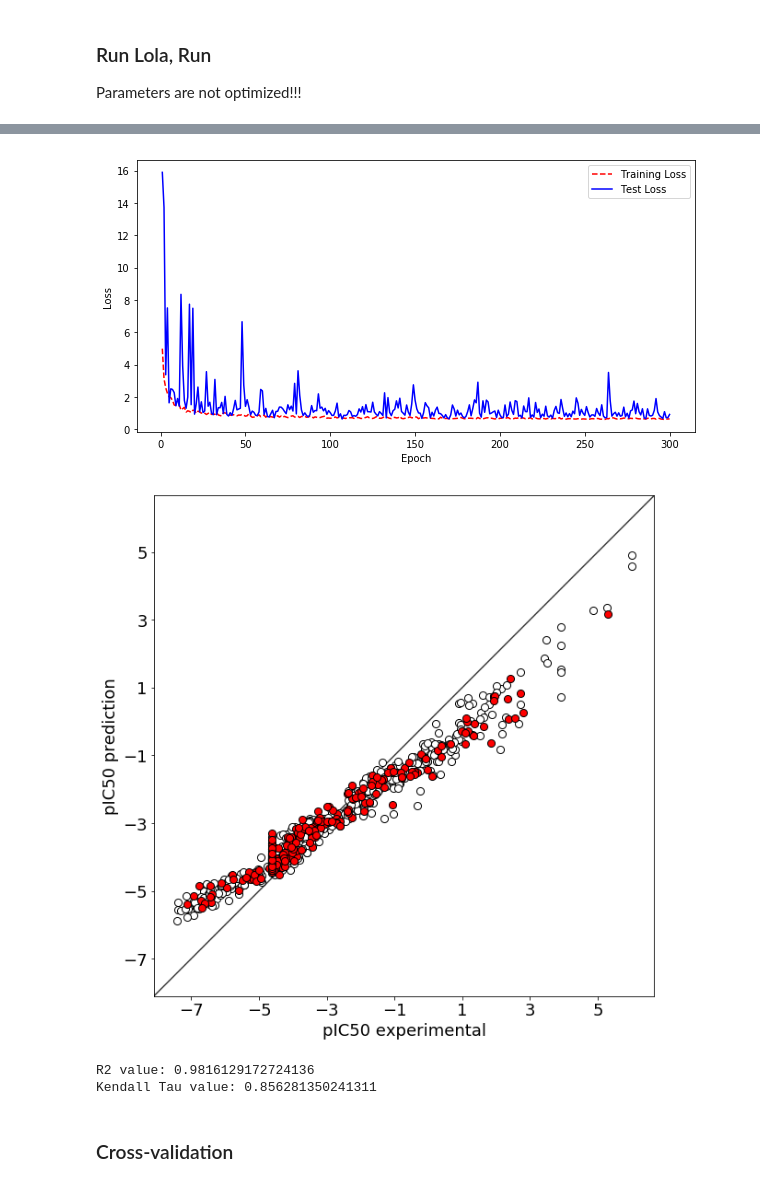
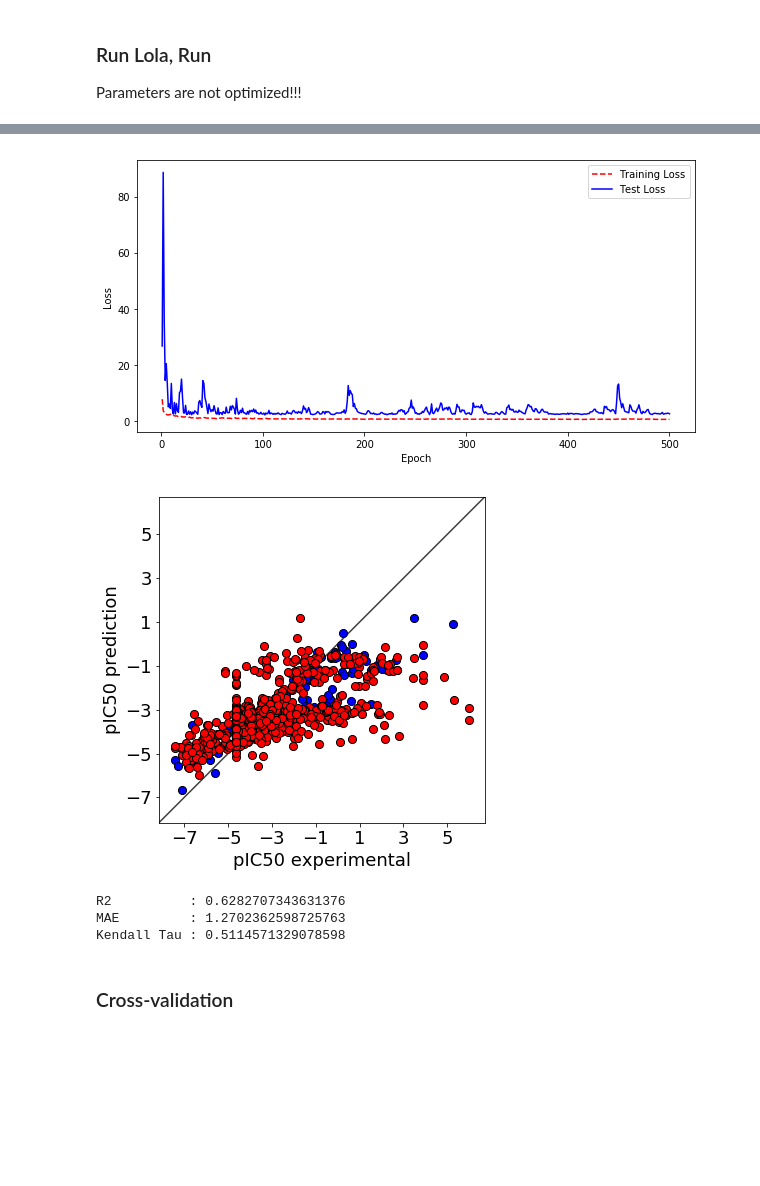
Before and after one commit to alejogiley/Novartis-Hackaton-7, a Jupyter notebook: Notebooks/Lee_NN.ipynb, the cells around one changed output, grey strips where cells are left out. Drawn from its saved outputs; the diff is of its cells as text; code cells hidden in the pictures; blank space fills up the shorter version.

```diff
--- a/Notebooks/Lee_NN.ipynb
+++ b/Notebooks/Lee_NN.ipynb
@@ -50,11 +55,12 @@ A simple Fully Connected Neural Network
 # GPU info
 # !nvidia-smi
 # %%
+# load features dataset
 filepath = "https://raw.githubusercontent.com/alejogiley/Novartis-Hackaton-7/master/Data/Gyrase/AZ_Pyrrolamides_features_final.csv"
 datasets = pd.read_csv(filepath)
 
 # rename
-datasets['pIC50'] = datasets['SAU Gyr IC50 (礛)']
+datasets.rename(columns={'SAU Gyr IC50 (礛)':'pIC50'}, inplace=True)
 
 pattern = "[<]"
 filters = datasets.pIC50.str.contains(pattern)
@@ -103,7 +119,7 @@ lcutoff = lcutoff.to_numpy()
 # %% [markdown]
 Split the machine-learning-ready dataset into __training__, __test__ and __validation__ subsets.
 # %%
-x_train, x_test, y_train, y_test = train_test_split(x, y, test_size=0.25, random_state=42)
+x_train, x_test, y_train, y_test = train_test_split(x, y, test_size=0.75, random_state=42)
 # %% [markdown]
 The performance of common machine-learning algorithms can be very sensitive to preprocessing of the data, neural networks mostly. Here we will normalize the features and $\log{\text{IC50}}$ to have zero-mean and unit-standard-deviation.
 # %%
@@ -186,15 +189,8 @@ W0820 20:55:41.161154 140284882323328 deprecation_wrapper.py:119] From /usr/loca
 # Train neural network
 history = network.fit(x_train,                          # Features
                       y_train,                          # Target
-                      epochs=300,                       # Number of epochs
+                      epochs=500,                       # Number of epochs
                       verbose=0,                        # No output
                       batch_size=50,                    # Number of observations per batch
                       validation_data=(x_test, y_test)) # Data for evaluation
-
-# Train neural network
-historia = shallow.fit(x_train,                          # Features
-                       y_train,                          # Target
-                       epochs=3000,                      # Number of epochs
-                       verbose=0,                        # No output
-                       validation_data=(x_test, y_test)) # Data for evaluation
 # %% [output]
@@ -217,62 +213,59 @@ plt.xlabel('Epoch')
 plt.ylabel('Loss')
 plt.show()
 # %% [output]
-[figure, old version]
+[figure, new version]
 # %%
-plt.rcParams["figure.figsize"] = (20,10)    # plot size
+plt.rcParams["figure.figsize"] = (18,6)    # plot size
 fig, ax = plt.subplots()
 
-
-c = 'white'
+c = 'blue'
 ax.scatter(y_train, network.predict(x_train),
            s=65, c=c, zorder=10, edgecolors='k')
 
-c = 'blue'
-ax.scatter(y_train, shallow.predict(x_train),
-           s=65, c=c, zorder=10, edgecolors='k')
-
 #c = y_test.astype(int)
+c = 'red'
 ax.scatter(y_test, network.predict(x_test),
-           s=65, c='red', cmap=plt.cm.coolwarm,
+           s=65, c=c, cmap=plt.cm.coolwarm,
            zorder=10, edgecolors='k')
 
 ax.set_xlabel("pIC50 experimental", fontsize=18)
 ax.set_ylabel("pIC50 prediction",   fontsize=18)
 
 lims = [
     np.min([ax.get_xlim(), ax.get_ylim()]),  # min of both axes
     np.max([ax.get_xlim(), ax.get_ylim()]),  # max of both axes
 ]
 
 # now plot both limits against eachother
 ax.plot(lims, lims, 'k-', alpha=0.75, zorder=0)
 ax.set_aspect('equal')
 ax.set_xlim(lims)
 ax.set_ylim(lims)
 
 # integer limits
 ilims = [int(x+0.5) for x in lims]
 ax.set_xticks(np.arange(*ilims,2))
 ax.set_yticks(np.arange(*ilims,2))
 
 # We change the fontsize of minor ticks label
 ax.tick_params(axis='both', which='major', labelsize=18)
 ax.tick_params(axis='both', which='major', labelsize=18)
 
 plt.show()
 # %% [output]
-[figure, old version]
+[figure, new version]
 # %%
-from scipy.stats import linregress, kendalltau
+slope, intercept, r_value, p_value, std_err = linregress(y_test, network.predict(x_test)[:,0])
+tau, p_value                                = kendalltau(y_test, network.predict(x_test)[:,0])
+mae                                         = mean_absolute_error(y_test, network.predict(x_test)[:,0])
 
-tau, p_value = kendalltau(y_test, network.predict(x_test)[:,0])
-slope, intercept, r_value, p_value, std_err = linregress(y_test, network.predict(x_test)[:,0])
-
-print("R2 value: %s" % r_value)
-print("Kendall Tau value: %s" % tau)
+print("R2          : %s" % r_value)
+print("MAE         : %s" % mae)
+print("Kendall Tau : %s" % tau)
 # %% [output]
-R2 value: 0.9816129172724136
-Kendall Tau value: 0.856281350241311
+R2          : 0.6282707343631376
+MAE         : 1.2702362598725763
+Kendall Tau : 0.5114571329078598
 # %% [markdown]
 ### Cross-validation
 # %%
```
Also changed, not shown: parts of 13 cells of this notebook.
